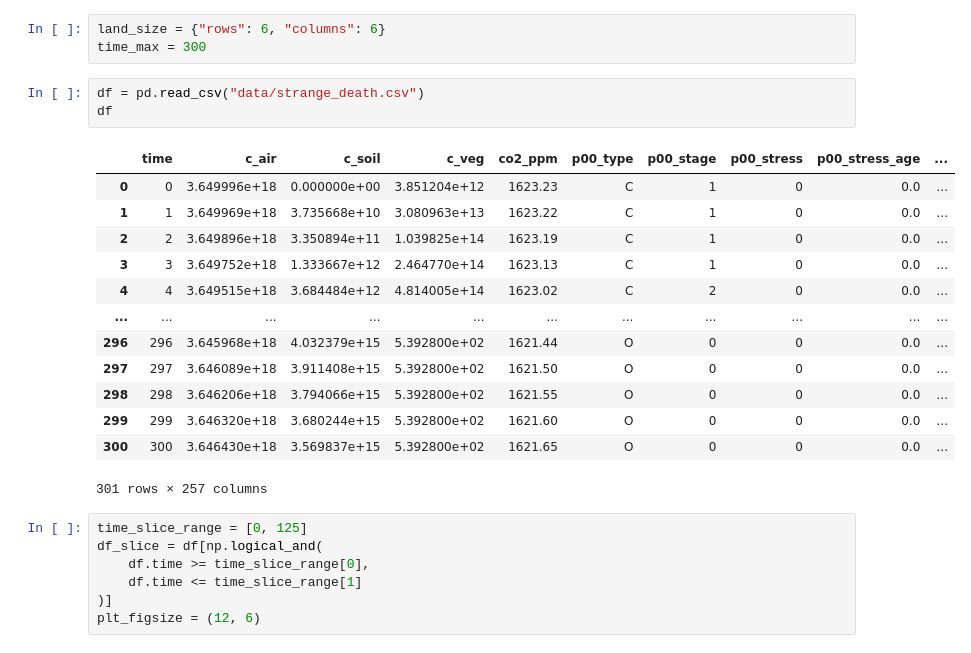
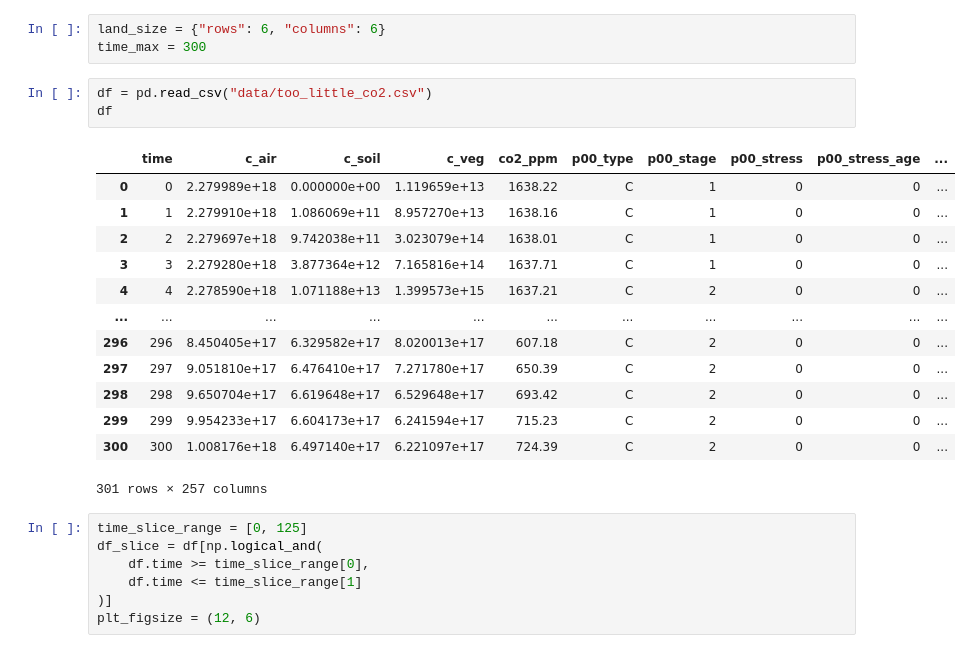
Before and after one commit to ggn1/Dissertation-TCD, a Jupyter notebook: Microworld/Docs/experiments/playground.ipynb, the cells around one changed output. Drawn from its saved outputs; the diff is of its cells as text.

```diff
--- a/Microworld/Docs/experiments/playground.ipynb
+++ b/Microworld/Docs/experiments/playground.ipynb
@@ -10,21 +10,21 @@ import matplotlib.pyplot as plt
 land_size = {"rows": 6, "columns": 6}
 time_max = 300
 # %%
-df = pd.read_csv("data/strange_death.csv")
+df = pd.read_csv("data/too_little_co2.csv")
 df
 # %% [output]
 |  | time | c_air | c_soil | c_veg | co2_ppm | p00_type | p00_stage | p00_stress | p00_stress_age | ... |
-| 0 | 0 | 3.649996e+18 | 0.000000e+00 | 3.851204e+12 | 1623.23 | C | 1 | 0 | 0.0 | ... |
-| 1 | 1 | 3.649969e+18 | 3.735668e+10 | 3.080963e+13 | 1623.22 | C | 1 | 0 | 0.0 | ... |
-| 2 | 2 | 3.649896e+18 | 3.350894e+11 | 1.039825e+14 | 1623.19 | C | 1 | 0 | 0.0 | ... |
-| 3 | 3 | 3.649752e+18 | 1.333667e+12 | 2.464770e+14 | 1623.13 | C | 1 | 0 | 0.0 | ... |
-| 4 | 4 | 3.649515e+18 | 3.684484e+12 | 4.814005e+14 | 1623.02 | C | 2 | 0 | 0.0 | ... |
+| 0 | 0 | 2.279989e+18 | 0.000000e+00 | 1.119659e+13 | 1638.22 | C | 1 | 0 | 0 | ... |
+| 1 | 1 | 2.279910e+18 | 1.086069e+11 | 8.957270e+13 | 1638.16 | C | 1 | 0 | 0 | ... |
+| 2 | 2 | 2.279697e+18 | 9.742038e+11 | 3.023079e+14 | 1638.01 | C | 1 | 0 | 0 | ... |
+| 3 | 3 | 2.279280e+18 | 3.877364e+12 | 7.165816e+14 | 1637.71 | C | 1 | 0 | 0 | ... |
+| 4 | 4 | 2.278590e+18 | 1.071188e+13 | 1.399573e+15 | 1637.21 | C | 2 | 0 | 0 | ... |
 | ... | ... | ... | ... | ... | ... | ... | ... | ... | ... | ... |
-| 296 | 296 | 3.645968e+18 | 4.032379e+15 | 5.392800e+02 | 1621.44 | O | 0 | 0 | 0.0 | ... |
-| 297 | 297 | 3.646089e+18 | 3.911408e+15 | 5.392800e+02 | 1621.50 | O | 0 | 0 | 0.0 | ... |
-| 298 | 298 | 3.646206e+18 | 3.794066e+15 | 5.392800e+02 | 1621.55 | O | 0 | 0 | 0.0 | ... |
-| 299 | 299 | 3.646320e+18 | 3.680244e+15 | 5.392800e+02 | 1621.60 | O | 0 | 0 | 0.0 | ... |
-| 300 | 300 | 3.646430e+18 | 3.569837e+15 | 5.392800e+02 | 1621.65 | O | 0 | 0 | 0.0 | ... |
+| 296 | 296 | 8.450405e+17 | 6.329582e+17 | 8.020013e+17 | 607.18 | C | 2 | 0 | 0 | ... |
+| 297 | 297 | 9.051810e+17 | 6.476410e+17 | 7.271780e+17 | 650.39 | C | 2 | 0 | 0 | ... |
+| 298 | 298 | 9.650704e+17 | 6.619648e+17 | 6.529648e+17 | 693.42 | C | 2 | 0 | 0 | ... |
+| 299 | 299 | 9.954233e+17 | 6.604173e+17 | 6.241594e+17 | 715.23 | C | 2 | 0 | 0 | ... |
+| 300 | 300 | 1.008176e+18 | 6.497140e+17 | 6.221097e+17 | 724.39 | C | 2 | 0 | 0 | ... |
 301 rows × 257 columns
 # %%
 time_slice_range = [0, 125]
```
Also changed, not shown: parts of 5 cells of this notebook, 31 other files.
